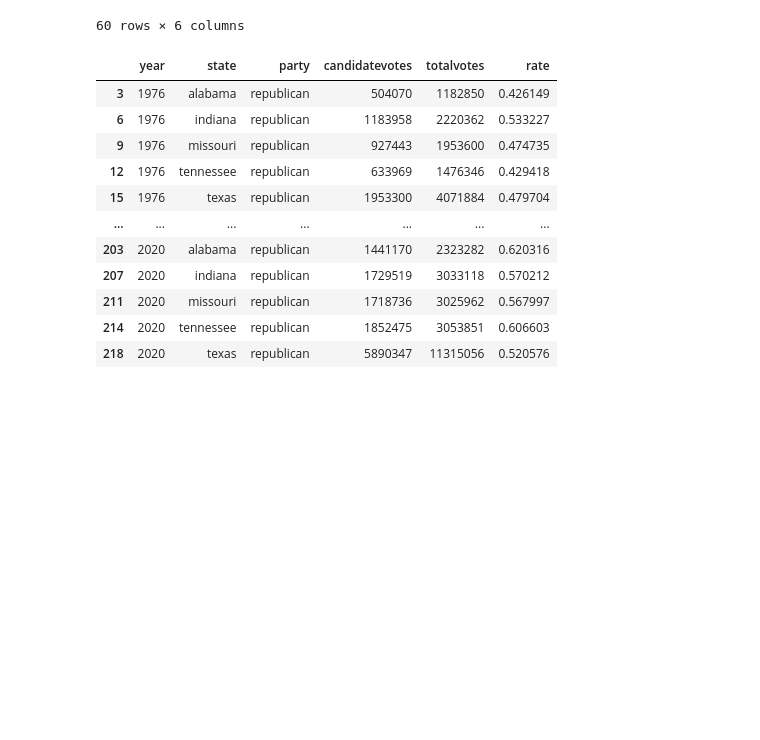
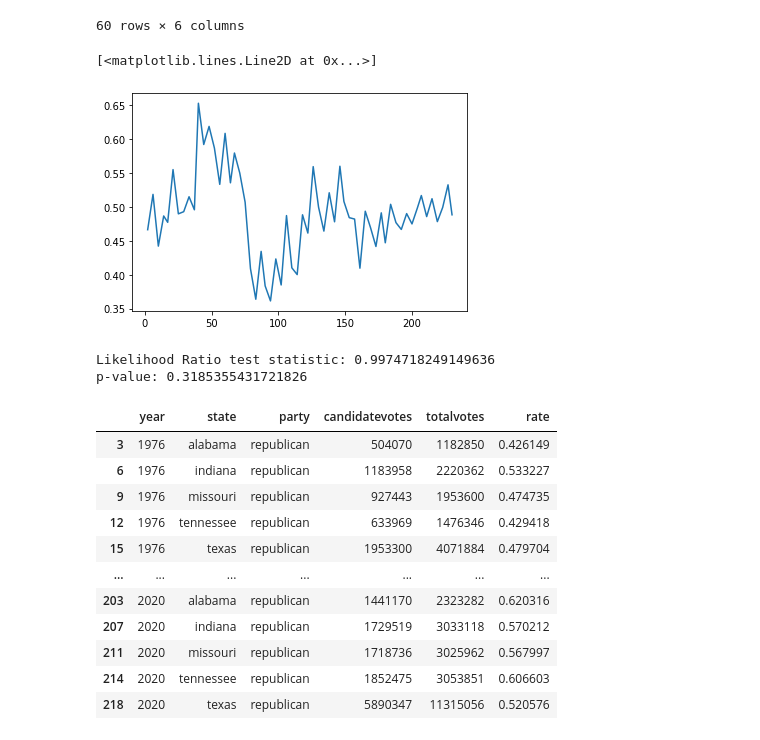
Before and after one commit to pndang/MATH189, a Jupyter notebook: Project/elections-analysis.ipynb, the cells around one changed output. Drawn from its saved outputs; the diff is of its cells as text; code cells hidden in the pictures; blank space fills up the shorter version.

```diff
--- a/Project/elections-analysis.ipynb
+++ b/Project/elections-analysis.ipynb
@@ -692,6 +693,36 @@ data
 | 227 | 2020 | ohio | republican | 3154834 | 5922202 | 0.532713 |
 | 230 | 2020 | pennsylvania | republican | 3377674 | 6915283 | 0.488436 |
 60 rows × 6 columns
+# %%
+plt.plot(data['rate'])
+# %% [output]
+[<matplotlib.lines.Line2D at 0x...>]
+[figure, added]
+# %%
+# LRT
+# Null: theta = 0.5   |   Alt: theta != 0.5 (two-tailed)
+
+rates = data['rate']
+
+# LR under null
+nullMean = 0.5
+lrNull = np.prod(norm.pdf(rates, loc=nullMean))
+
+# LR under alt
+altMean = np.mean(rates)
+lrAlt = np.prod(norm.pdf(rates, loc=altMean))
+
+# LR statistic
+lr = lrNull / lrAlt
+
+# Get p-value
+pVal = 2*min(norm.cdf(lr), 1-norm.cdf(lr))
+
+print("Likelihood Ratio test statistic:", lr)
+print("p-value:", pVal)
+# %% [output]
+Likelihood Ratio test statistic: 0.9974718249149636
+p-value: 0.3185355431721826
 # %%
 top5red = ['texas', 'tennessee', 'indiana', 'missouri', 'alabama']
 red = df[df['state'].isin(top5red)].groupby(['year', 'state', 'party']).agg({
```
Also changed, not shown: parts of 3 cells of this notebook, 1 other file.
